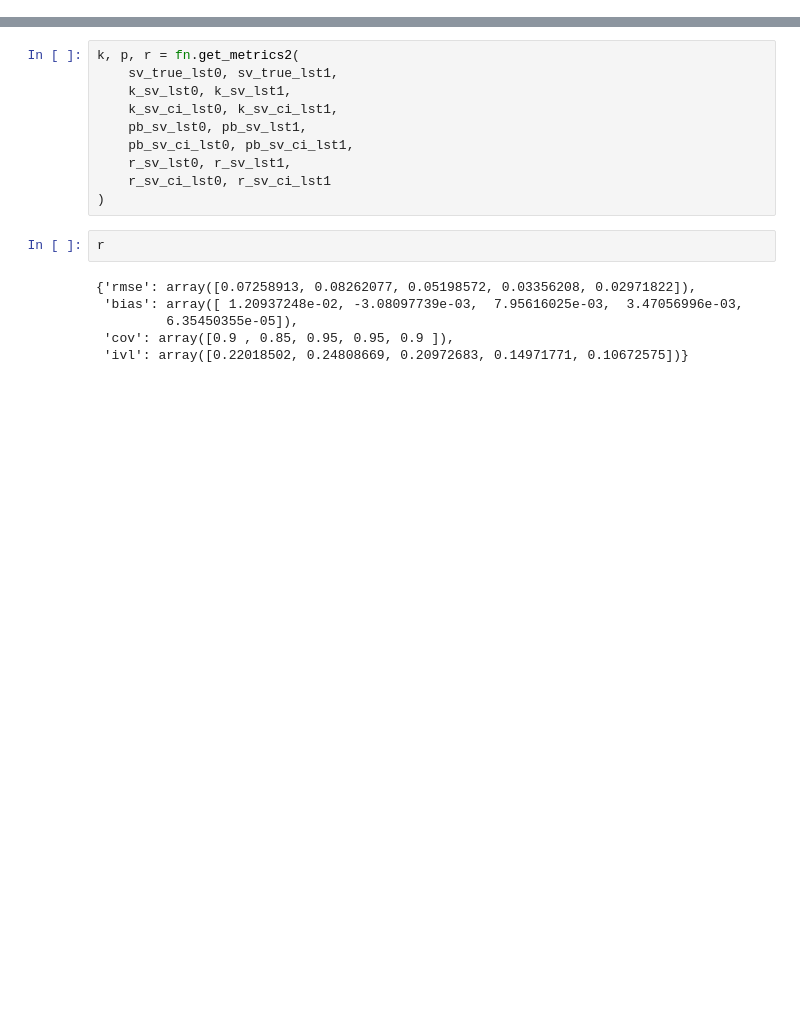
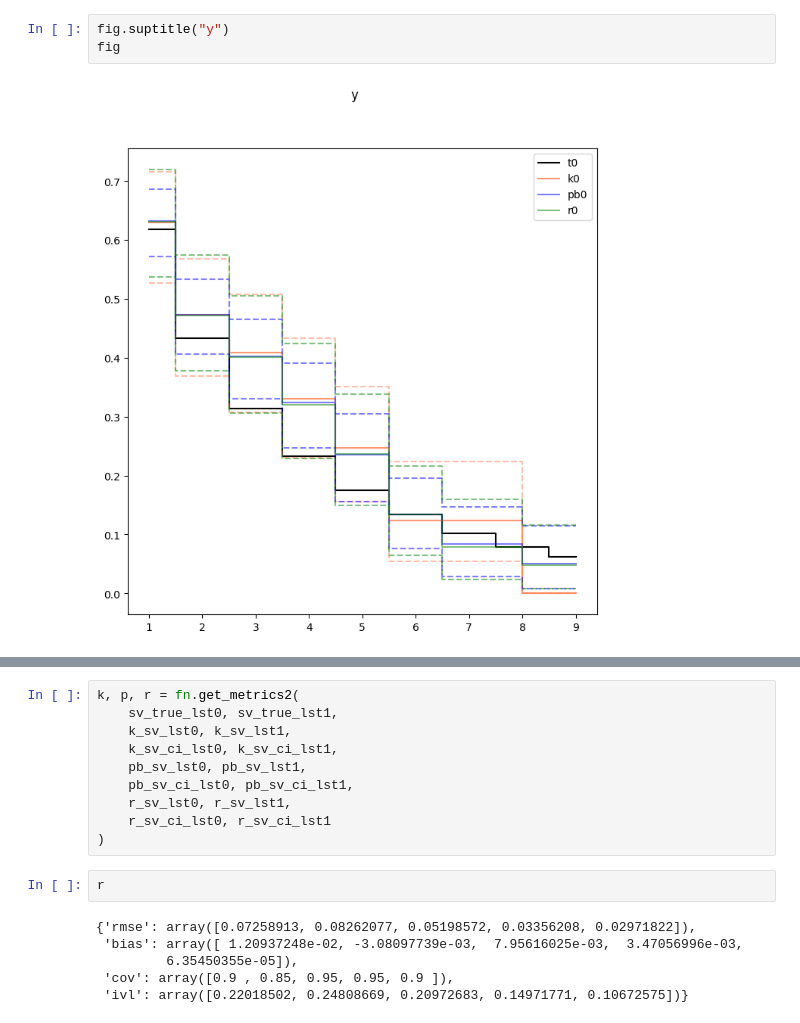
Before and after one commit to CDCgov/BART-Survival, a Jupyter notebook: notebook/functions1.ipynb, the cells around one changed output, grey strips where cells are left out. Drawn from its saved outputs; the diff is of its cells as text; blank space fills up the shorter version.

```diff
--- a/notebook/functions1.ipynb
+++ b/notebook/functions1.ipynb
@@ -86,0 +105,5 @@ cens mean 11.6
+# %%
+fig.suptitle("y")
+fig
+# %% [output]
+[figure, added]
```
Also changed, not shown: parts of 14 cells of this notebook, 14 other files.
